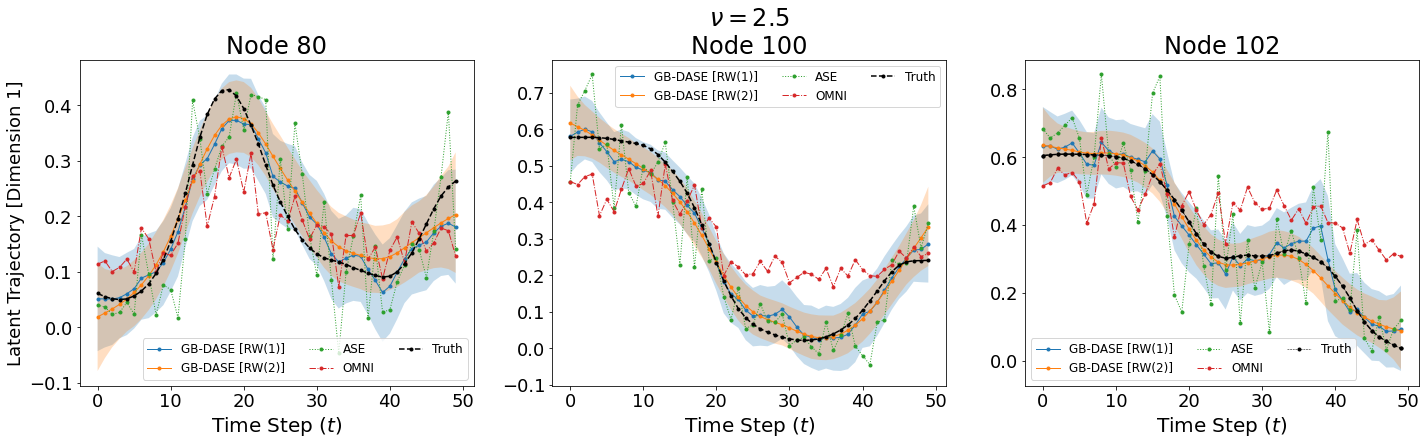
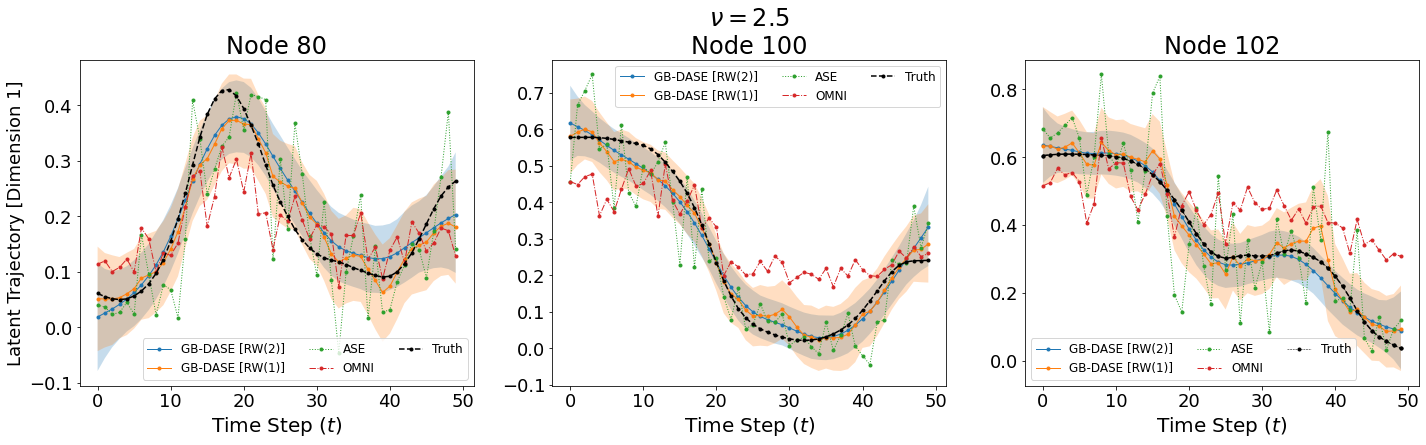
The notebook cell's code change between the first figure and the second:
--- before
+++ after
@@ -3,4 +3,10 @@
 h = 1
 idx = 80
+
+X_est_h_rw2 = X_est_rw2[..., idx, h]
+ci = np.quantile(X_est_h_rw2, q=[0.025, 0.975], axis=0)
+ax[0].plot(X_est_h_rw2.mean(axis=0), marker='.', linestyle='-', lw=1, label='GB-DASE [RW(2)]')
+ax[0].fill_between(np.arange(len(Y) - k_steps), ci[0,:], ci[1, :], alpha=0.25)
+
 X_est_h_rw1 = X_est_rw1[..., idx, h]
 ci = np.quantile(X_est_h_rw1, q=[0.025, 0.975], axis=0)
@@ -8,9 +14,4 @@
 ax[0].fill_between(np.arange(len(Y) - k_steps), ci[0,:], ci[1, :], alpha=0.25)
 
-
-X_est_h_rw2 = X_est_rw2[..., idx, h]
-ci = np.quantile(X_est_h_rw2, q=[0.025, 0.975], axis=0)
-ax[0].plot(X_est_h_rw2.mean(axis=0), marker='.', linestyle='-', lw=1, label='GB-DASE [RW(2)]')
-ax[0].fill_between(np.arange(len(Y) - k_steps), ci[0,:], ci[1, :], alpha=0.25)
 
 ax[0].plot(X_ase[:, idx, h], '.:', lw=1, label = 'ASE')
@@ -26,4 +27,10 @@
 
 idx = 100
+
+X_est_h_rw2 = X_est_rw2[..., idx, h]
+ci = np.quantile(X_est_h_rw2, q=[0.025, 0.975], axis=0)
+ax[1].plot(X_est_h_rw2.mean(axis=0), marker='.', linestyle='-', lw=1, label='GB-DASE [RW(2)]')
+ax[1].fill_between(np.arange(len(Y) - k_steps), ci[0,:], ci[1, :], alpha=0.25)
+
 X_est_h_rw1 = X_est_rw1[..., idx, h]
 ci = np.quantile(X_est_h_rw1, q=[0.025, 0.975], axis=0)
@@ -31,8 +38,5 @@
 ax[1].fill_between(np.arange(len(Y) - k_steps), ci[0,:], ci[1, :], alpha=0.25)
 
-X_est_h_rw2 = X_est_rw2[..., idx, h]
-ci = np.quantile(X_est_h_rw2, q=[0.025, 0.975], axis=0)
-ax[1].plot(X_est_h_rw2.mean(axis=0), marker='.', linestyle='-', lw=1, label='GB-DASE [RW(2)]')
-ax[1].fill_between(np.arange(len(Y) - k_steps), ci[0,:], ci[1, :], alpha=0.25)
+
 
 ax[1].plot(X_ase[:, idx, h], '.:', lw=1, label='ASE')
@@ -46,8 +50,4 @@
 
 idx = 102
-X_est_h_rw1 = X_est_rw1[..., idx, h]
-ci = np.quantile(X_est_h_rw1, q=[0.025, 0.975], axis=0)
-ax[2].plot(X_est_h_rw1.mean(axis=0), marker='.', linestyle='-', lw=1, label='GB-DASE [RW(1)]')
-ax[2].fill_between(np.arange(len(Y) - k_steps), ci[0,:], ci[1, :], alpha=0.25)
 
 X_est_h_rw2 = X_est_rw2[..., idx, h]
@@ -56,4 +56,10 @@
 ax[2].fill_between(np.arange(len(Y) - k_steps), ci[0,:], ci[1, :], alpha=0.25)
 ax[2].plot(X[:-k_steps, idx, h], 'k.--')
+
+X_est_h_rw1 = X_est_rw1[..., idx, h]
+ci = np.quantile(X_est_h_rw1, q=[0.025, 0.975], axis=0)
+ax[2].plot(X_est_h_rw1.mean(axis=0), marker='.', linestyle='-', lw=1, label='GB-DASE [RW(1)]')
+ax[2].fill_between(np.arange(len(Y) - k_steps), ci[0,:], ci[1, :], alpha=0.25)
+
 
 ax[2].plot(X_ase[:, idx, h], '.:', lw=1, label='ASE')

Commit: updated notebook